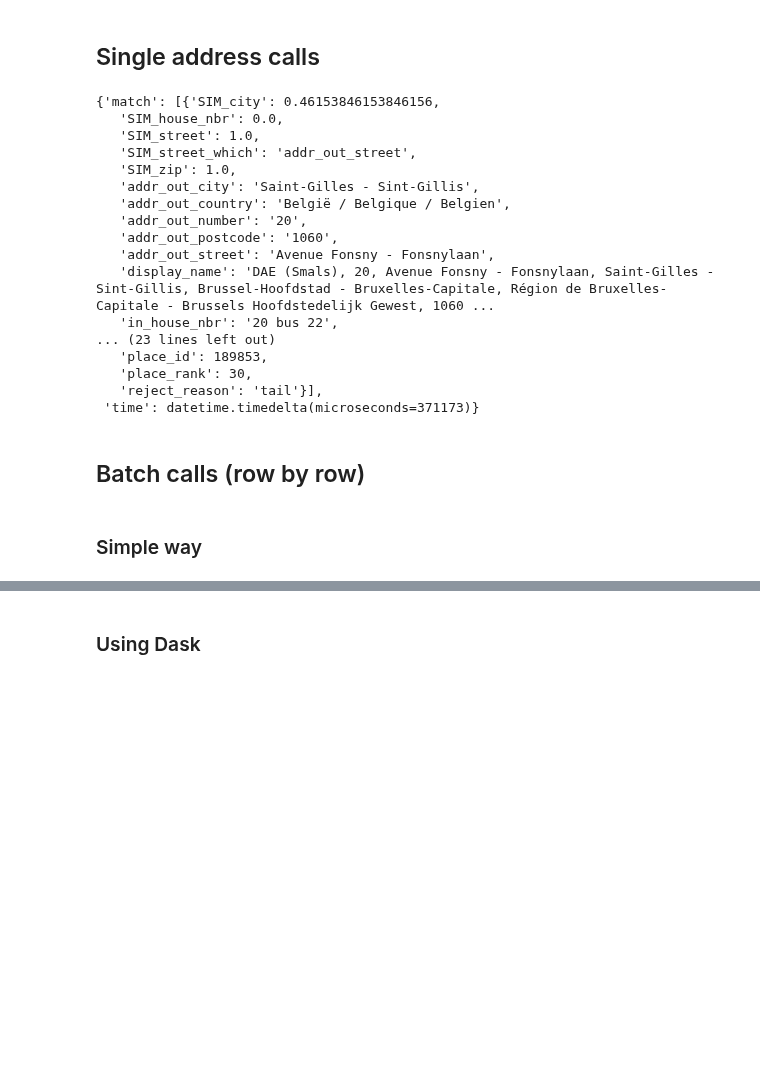
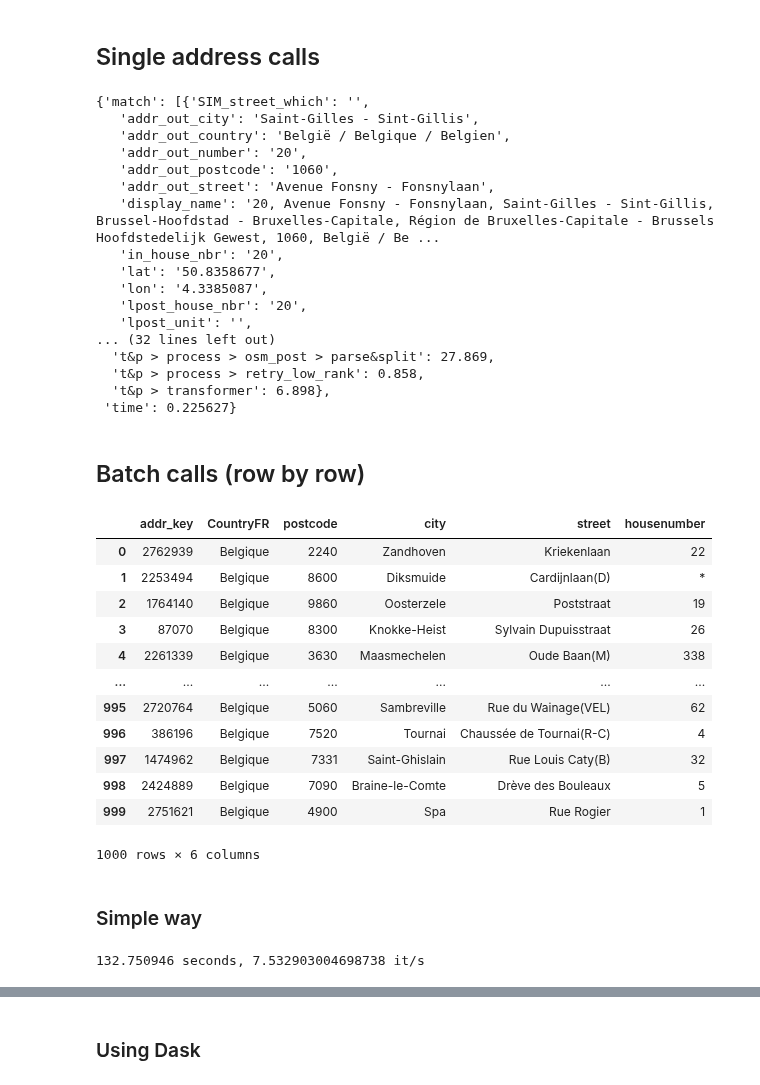
Before and after one commit to SmalsResearch/NominatimWrapper, a Jupyter notebook: AddressCleanserREST_test.ipynb, the cells around one changed output, grey strips where cells are left out. Drawn from its saved outputs; the diff is of its cells as text; code cells hidden in the pictures; blank space fills up the shorter version.

```diff
--- a/AddressCleanserREST_test.ipynb
+++ b/AddressCleanserREST_test.ipynb
@@ -109,26 +134,27 @@ def expand_json(addresses):
 # %% [markdown]
 ## Single address calls
 # %%
-call_ws({street_field:   "Av. Fonsny",
-         housenbr_field: "20 bus 22",
-         city_field:     "Saint-Gilles",
-         postcode_field: "1060",
-         country_field:  "Belgium"}, check_result=True, structured_osm=False)
+res=call_ws({street_field:   "Av. Fonsny", \
+         housenbr_field: "20",\
+         city_field:     "Saint-Gilles",\
+         postcode_field: "1060",\
+         country_field:  "Belgium"}, check_result=False, structured_osm=False)
+res
 # %% [output]
-{'match': [{'SIM_city': 0.46153846153846156,
-   'SIM_house_nbr': 0.0,
-   'SIM_street': 1.0,
-   'SIM_street_which': 'addr_out_street',
-   'SIM_zip': 1.0,
+{'match': [{'SIM_street_which': '',
    'addr_out_city': 'Saint-Gilles - Sint-Gillis',
    'addr_out_country': 'België / Belgique / Belgien',
    'addr_out_number': '20',
    'addr_out_postcode': '1060',
    'addr_out_street': 'Avenue Fonsny - Fonsnylaan',
-   'display_name': 'DAE (Smals), 20, Avenue Fonsny - Fonsnylaan, Saint-Gilles - Sint-Gillis, Brussel-Hoofdstad - Bruxelles-Capitale, Région de Bruxelles-Capitale - Brussels Hoofdstedelijk Gewest, 1060 ...
-   'in_house_nbr': '20 bus 22',
-... (23 lines left out)
-   'place_id': 189853,
-   'place_rank': 30,
-   'reject_reason': 'tail'}],
- 'time': datetime.timedelta(microseconds=371173)}
+   'display_name': '20, Avenue Fonsny - Fonsnylaan, Saint-Gilles - Sint-Gillis, Brussel-Hoofdstad - Bruxelles-Capitale, Région de Bruxelles-Capitale - Brussels Hoofdstedelijk Gewest, 1060, België / Be ...
+   'in_house_nbr': '20',
+   'lat': '50.8358677',
+   'lon': '4.3385087',
+   'lpost_house_nbr': '20',
+   'lpost_unit': '',
+... (32 lines left out)
+  't&p > process > osm_post > parse&split': 27.869,
+  't&p > process > retry_low_rank': 0.858,
+  't&p > transformer': 6.898},
+ 'time': 0.225627}
@@ -142,5 +164,20 @@ call_ws({street_field:   "",
 ## Batch calls (row by row)
 # %%
 addresses = get_addresses("address.csv.gz")
-addresses = addresses.sample(1000).copy()
+# addresses = addresses.sample(10000, replace=True).copy()
+addresses
+# %% [output]
+|  | addr_key | CountryFR | postcode | city | street | housenumber |
+| 0 | 2762939 | Belgique | 2240 | Zandhoven | Kriekenlaan | 22 |
+| 1 | 2253494 | Belgique | 8600 | Diksmuide | Cardijnlaan(D) | * |
+| 2 | 1764140 | Belgique | 9860 | Oosterzele | Poststraat | 19 |
+| 3 | 87070 | Belgique | 8300 | Knokke-Heist | Sylvain Dupuisstraat | 26 |
+| 4 | 2261339 | Belgique | 3630 | Maasmechelen | Oude Baan(M) | 338 |
+| ... | ... | ... | ... | ... | ... | ... |
+| 995 | 2720764 | Belgique | 5060 | Sambreville | Rue du Wainage(VEL) | 62 |
+| 996 | 386196 | Belgique | 7520 | Tournai | Chaussée de Tournai(R-C) | 4 |
+| 997 | 1474962 | Belgique | 7331 | Saint-Ghislain | Rue Louis Caty(B) | 32 |
+| 998 | 2424889 | Belgique | 7090 | Braine-le-Comte | Drève des Bouleaux | 5 |
+| 999 | 2751621 | Belgique | 4900 | Spa | Rue Rogier | 1 |
+1000 rows × 6 columns
 # %% [markdown]
@@ -151,0 +186,9 @@ addresses["json"] = addresses.progress_apply(call_ws, check_result=False, struct
+# %%
+t = datetime.now()
+addresses["json"] = addresses.progress_apply(call_ws, check_result=False, structured_osm=False, axis=1)
+tot_time = (datetime.now() - t).total_seconds()
+print(f"{tot_time} seconds, {addresses.shape[0]/tot_time} it/s")
+# 5.14, 4.83 it/s
+# 2.08 8.92
+# %% [output]
+132.750946 seconds, 7.532903004698738 it/s
```
Also changed, not shown: parts of 37 cells of this notebook, 10 other files.
